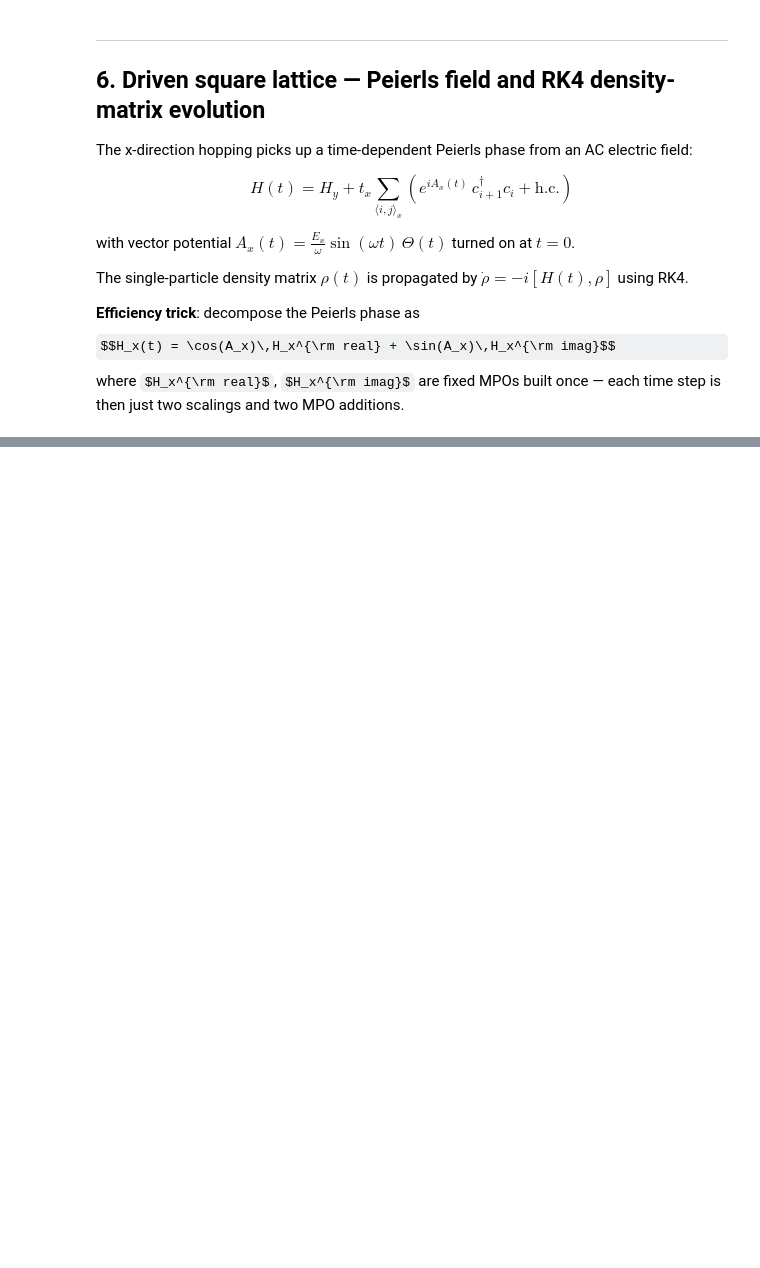
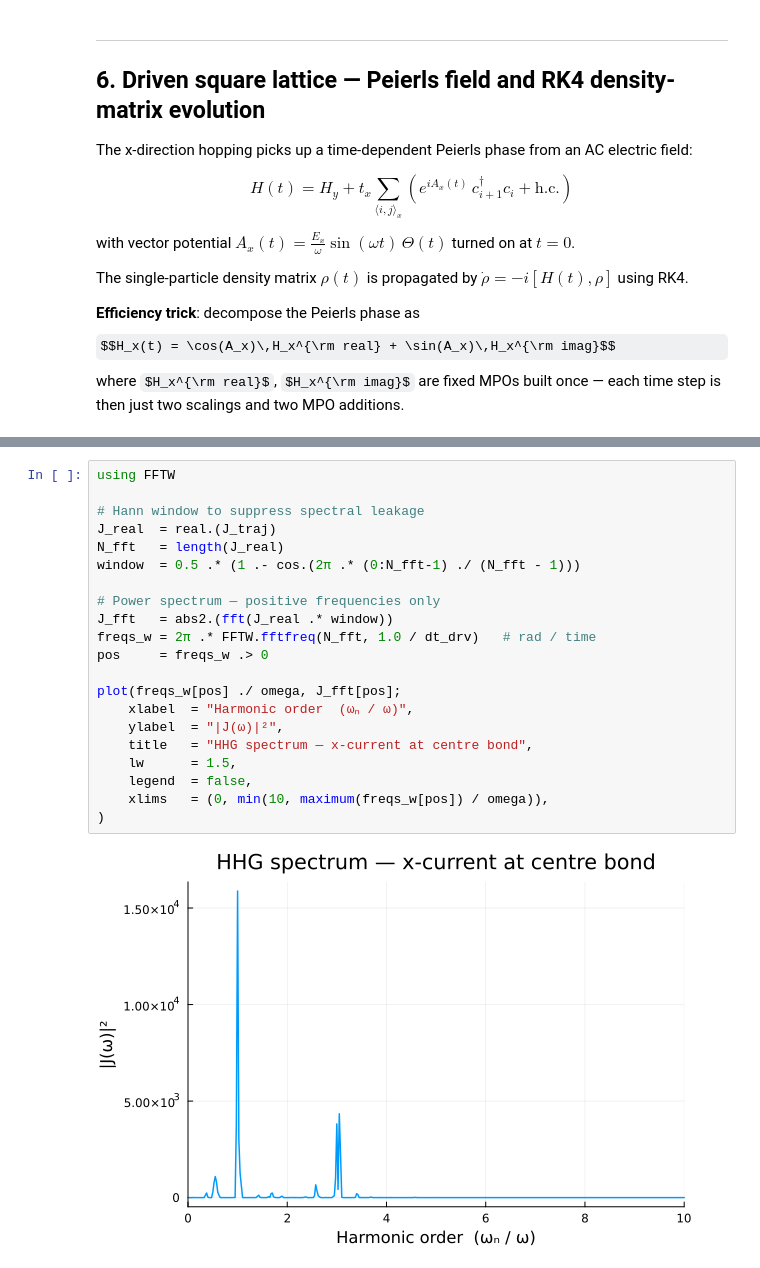
Before and after one commit to TensorBinding/TensorBinding, a Jupyter notebook: examples/getting_started.ipynb, the cells around one changed output, grey strips where cells are left out. Saved outputs shown, nothing was run; the diff lists cells and outputs as text; some formulas as TeX source; blank space fills up the shorter version.

```diff
--- a/examples/getting_started.ipynb
+++ b/examples/getting_started.ipynb
@@ -864,0 +811,23 @@ LoadError: maxsamplevalue is zero!
+# %%
+using FFTW
+
+# Hann window to suppress spectral leakage
+J_real  = real.(J_traj)
+N_fft   = length(J_real)
+window  = 0.5 .* (1 .- cos.(2π .* (0:N_fft-1) ./ (N_fft - 1)))
+
+# Power spectrum — positive frequencies only
+J_fft   = abs2.(fft(J_real .* window))
+freqs_w = 2π .* FFTW.fftfreq(N_fft, 1.0 / dt_drv)   # rad / time
+pos     = freqs_w .> 0
+
+plot(freqs_w[pos] ./ omega, J_fft[pos];
+    xlabel  = "Harmonic order  (ωₙ / ω)",
+    ylabel  = "|J(ω)|²",
+    title   = "HHG spectrum — x-current at centre bond",
+    lw      = 1.5,
+    legend  = false,
+    xlims   = (0, min(10, maximum(freqs_w[pos]) / omega)),
+)
+# %% [output]
+[figure, added]
```
Also changed, not shown: parts of 5 cells of this notebook, 6 other files.
